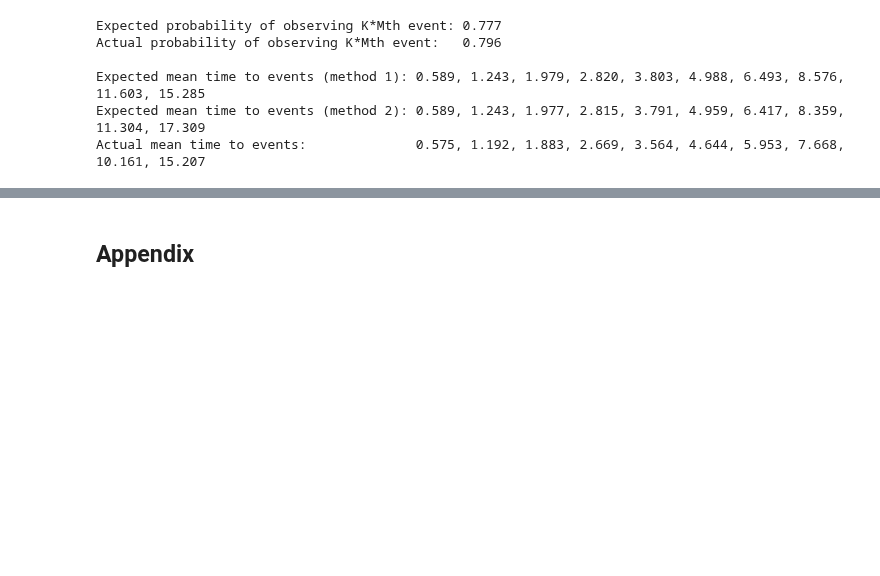
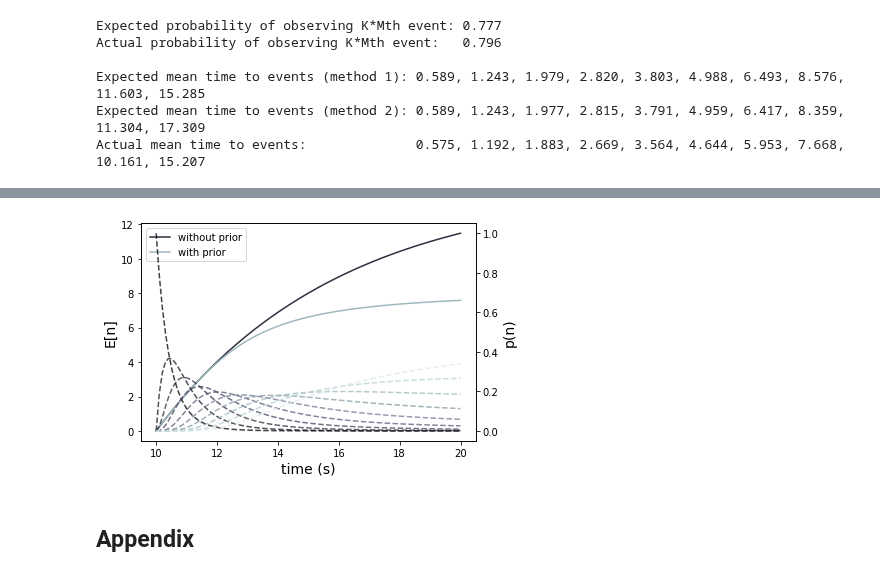
Before and after one commit to jbwebb8/foraging-analysis, a Jupyter notebook: notebooks/poisson_drip.ipynb, the cells around one changed output, grey strips where cells are left out. Saved outputs shown, nothing was run; the diff lists cells and outputs as text; code cells hidden in the pictures; blank space fills up the shorter version.

```diff
--- a/notebooks/poisson_drip.ipynb
+++ b/notebooks/poisson_drip.ipynb
@@ -882,3 +891,47 @@ Actual mean time to events:              0.575, 1.192, 1.883, 2.669, 3.564, 4.64
+# %%
+# Model settings
+lam0 = 12.5 # initial Poisson rate
+tau = 6.0 # decay rate
+lam = lambda t: lam0*np.exp(-t/tau)
+Lam = lambda t, s: lam0*tau*(np.exp(-t/tau) - np.exp(-(t+s)/tau))
+model = Poisson(lam=lam, Lam=Lam, homogeneous=False)
+# %%
+# Define probability, marginal probability, and expectation functions
+p  = lambda s, t, n: np.exp(-Lam(t,s))*(Lam(t,s)**n)/factorial(n)
+p0 = lambda s, t, L: np.sum(p(s, t, np.arange(L)))
+E  = lambda s, t, L: np.sum(np.arange(L)*p(s, t, np.arange(L)))/p0(s, t, L)
+# %%
+# Settings
+N = 10 # number of hidden drips per observation
+t = 10.0 # initial time
+s = np.linspace(0.0, 10.0, 100) # time without observation
+
+# Plot results
+fig, ax = plt.subplots()
+cmap = plt.get_cmap('bone')
+ax.plot(t+s,
+        Lam(t, s),
+        color=cmap(0.20),
+        label='without prior')
+ax.plot(t+s,
+        np.array([E(x, t, N) for x in s]),
+        color=cmap(0.70),
+        label='with prior')
+ax2 = ax.twinx()
+for n in range(N):
+    ax2.plot(t+s,
+             np.array([p(x, t, n)/p0(x, t, N) for x in s]),
+             color=cmap(n/N),
+             linestyle='--',
+             alpha=0.75)
+
+# Label axes
+ax.set_xlabel('time (s)', fontsize=14.0)
+ax.set_ylabel('E[n]', fontsize=14.0)
+ax2.set_ylabel('p(n)', fontsize=14.0)
+ax.legend();
+# %% [output]
+[figure, added]
 # %% [markdown]
 ## Appendix
 # %% [markdown]
```
Also changed, not shown: parts of 3 cells of this notebook.
